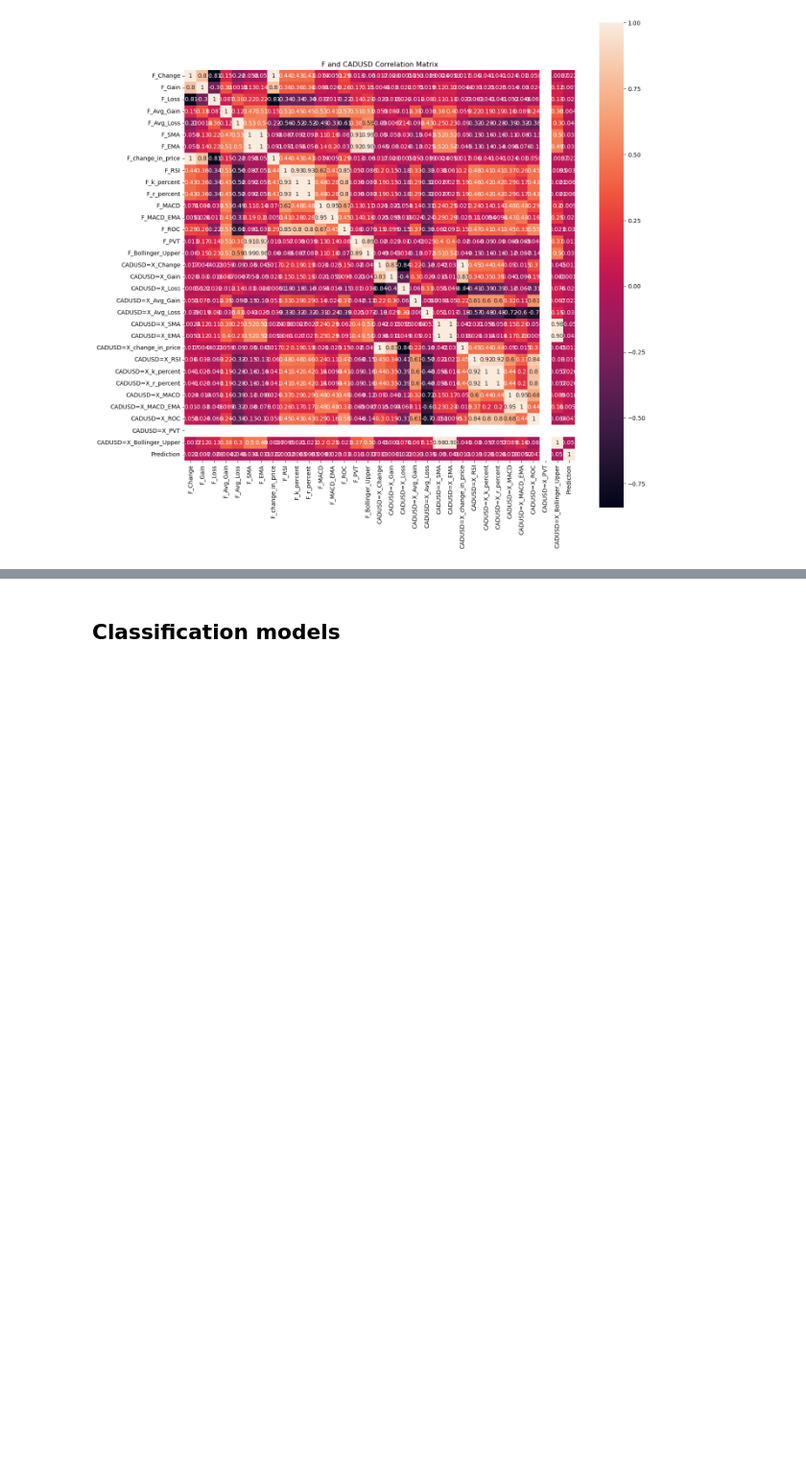
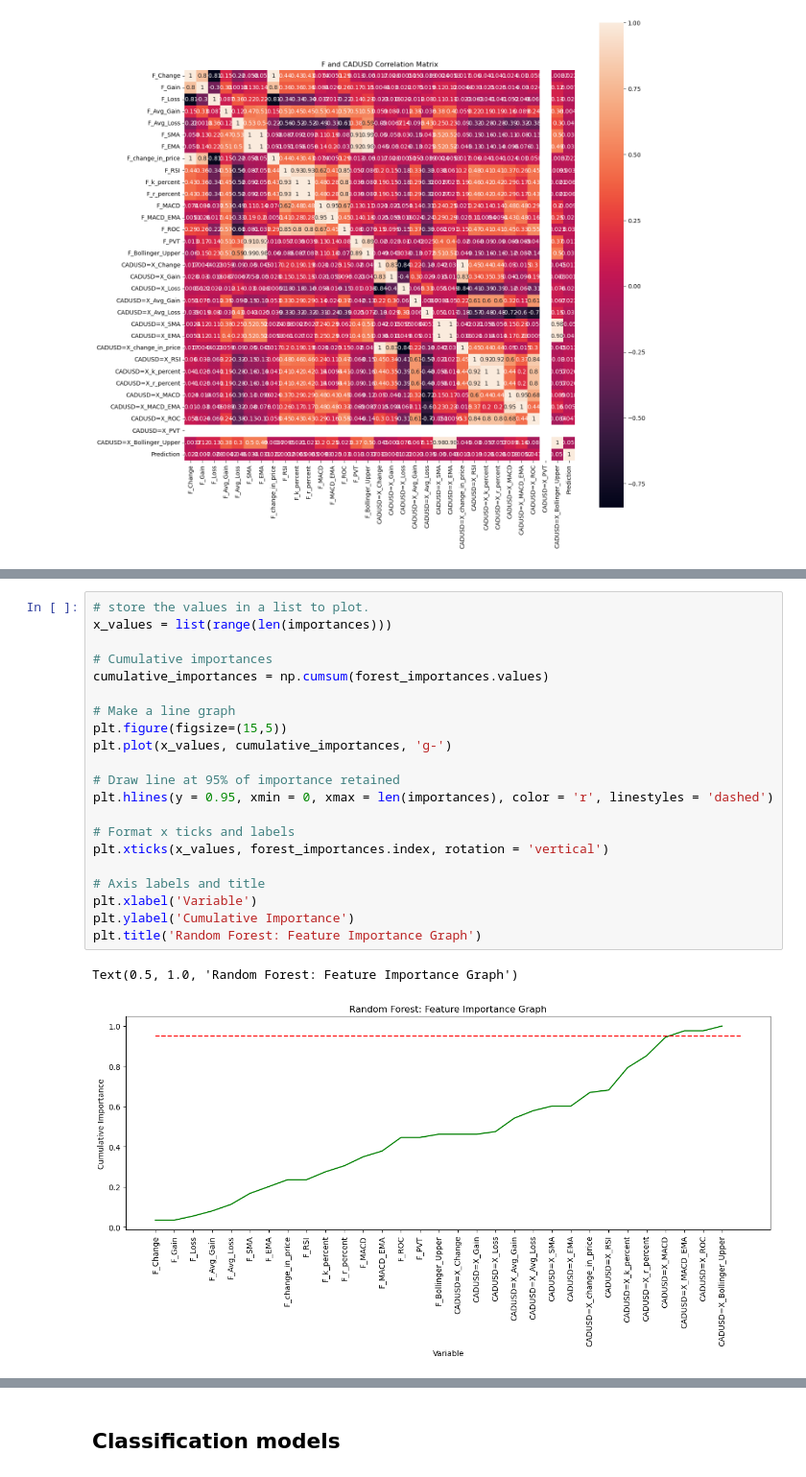
Before and after one commit to Arnabds/equity-vs-commodity, a Jupyter notebook: Kate_notebook/classification.ipynb, the cells around one changed output, grey strips where cells are left out. Shown at 96% size. Cells and saved outputs as stored; diff of their text form; blank space fills up the shorter version.

```diff
--- a/Kate_notebook/classification.ipynb
+++ b/Kate_notebook/classification.ipynb
@@ -141,0 +396,24 @@ plt.show()
+# %%
+# store the values in a list to plot.
+x_values = list(range(len(importances)))
+
+# Cumulative importances
+cumulative_importances = np.cumsum(forest_importances.values)
+
+# Make a line graph
+plt.figure(figsize=(15,5))
+plt.plot(x_values, cumulative_importances, 'g-')
+
+# Draw line at 95% of importance retained
+plt.hlines(y = 0.95, xmin = 0, xmax = len(importances), color = 'r', linestyles = 'dashed')
+
+# Format x ticks and labels
+plt.xticks(x_values, forest_importances.index, rotation = 'vertical')
+
+# Axis labels and title
+plt.xlabel('Variable')
+plt.ylabel('Cumulative Importance')
+plt.title('Random Forest: Feature Importance Graph')
+# %% [output]
+Text(0.5, 1.0, 'Random Forest: Feature Importance Graph')
+[figure, added]
```
Also changed, not shown: parts of 44 cells of this notebook, 1 other file.
